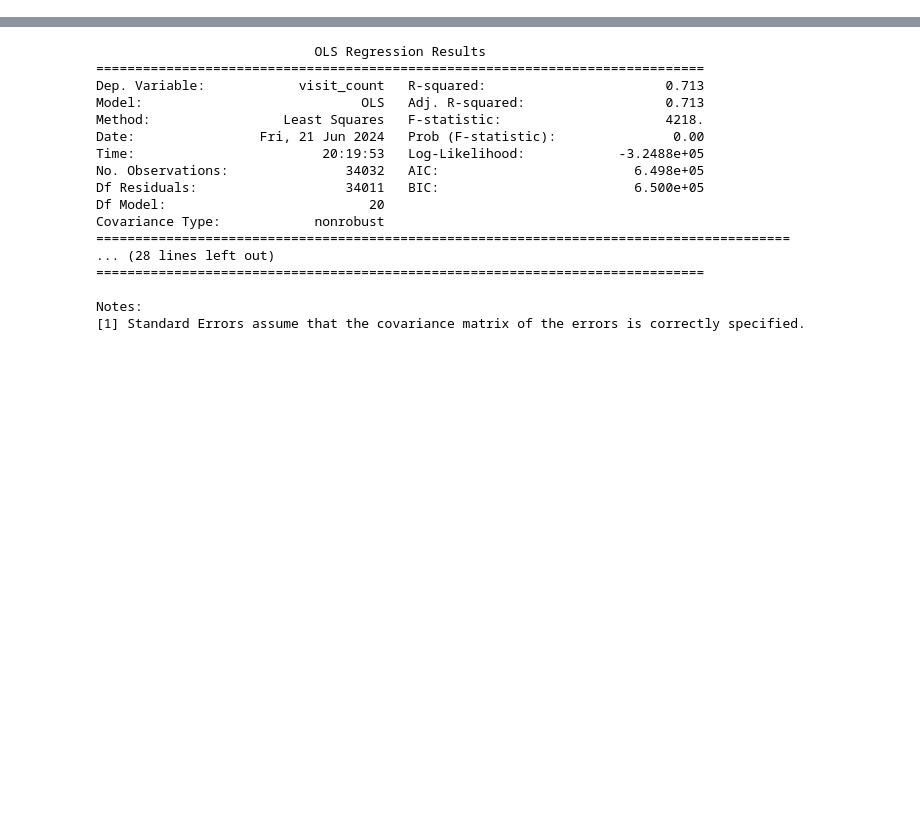
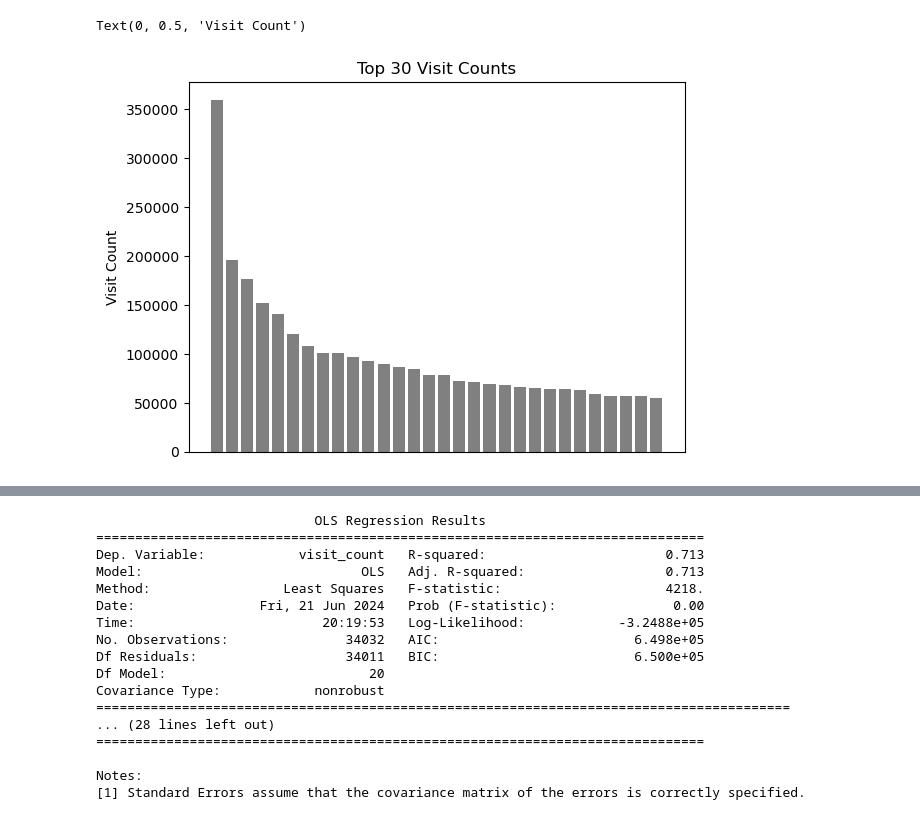
Before and after one commit to ANNIZHENG/MLModel_Eval_with_YJMob100K, a Jupyter notebook: DataAnalysis_POI.ipynb, the cells around one changed output, grey strips where cells are left out. Saved outputs shown, nothing was run; the diff lists cells and outputs as text; code cells hidden in the pictures; blank space fills up the shorter version.

```diff
--- a/DataAnalysis_POI.ipynb
+++ b/DataAnalysis_POI.ipynb
@@ -110,4 +0,0 @@ With the whole `selected_users` I can do the horizontal train-test split
-# %%
-selected_users = []
-for i in range(4):
-    selected_users.append(user_cluster_df[user_cluster_df['cluster'] == i]['uid'].sample(n=250, random_state=123).tolist())
@@ -248,0 +75,8 @@ plt.show()
+# %%
+plt.bar([i for i in range(30)], loc_frequency.sort_values('visit_count', ascending=False).head(30)['visit_count'], color='grey')
+plt.xticks([]) # remove x-ticks
+plt.title('Top 30 Visit Counts')
+plt.ylabel('Visit Count')
+# %% [output]
+Text(0, 0.5, 'Visit Count')
+[figure, added]
```
Also changed, not shown: parts of 65 cells of this notebook.
